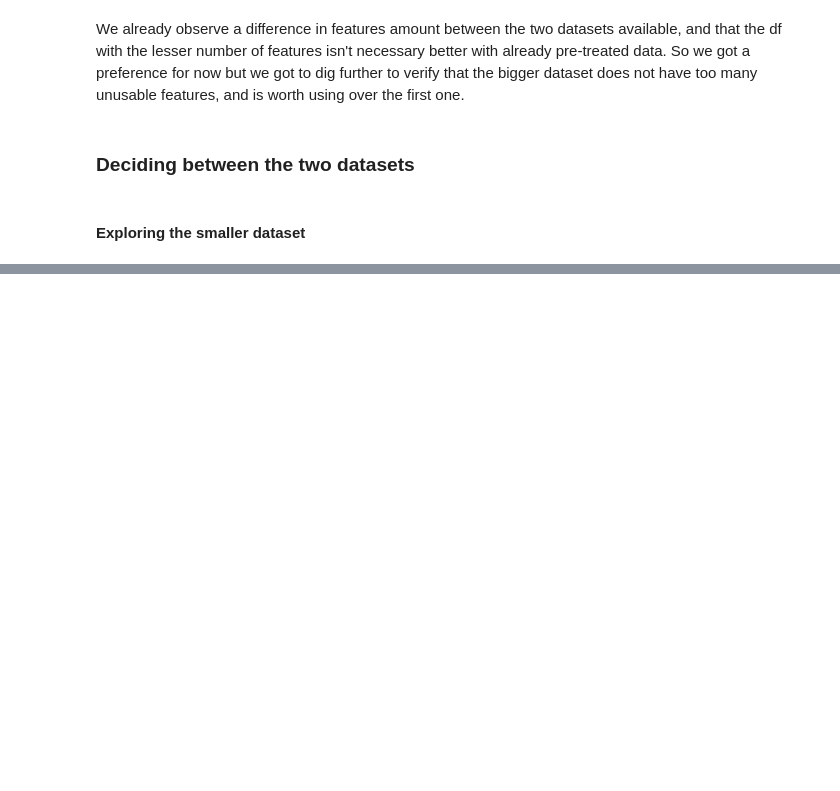
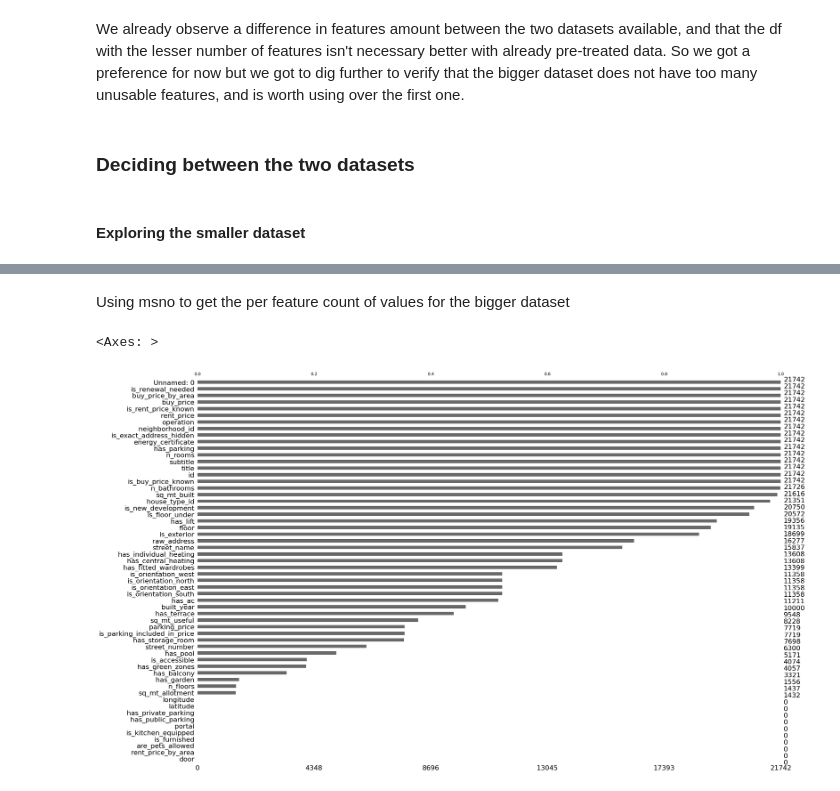
Before and after one commit to julienRactM/apartment-hunter, a Jupyter notebook: main_notebook.ipynb, the cells around one changed output, grey strips where cells are left out. Cells and saved outputs as stored; diff of their text form; code cells hidden in the pictures; blank space fills up the shorter version.

```diff
--- a/main_notebook.ipynb
+++ b/main_notebook.ipynb
@@ -260,0 +402,7 @@ full_df.describe()
+# %% [markdown]
+Using msno to get the per feature count of values for the bigger dataset
+# %%
+msno.bar(full_df, sort='ascending')
+# %% [output]
+<Axes: >
+[figure, added]
```
Also changed, not shown: parts of 51 cells of this notebook.
